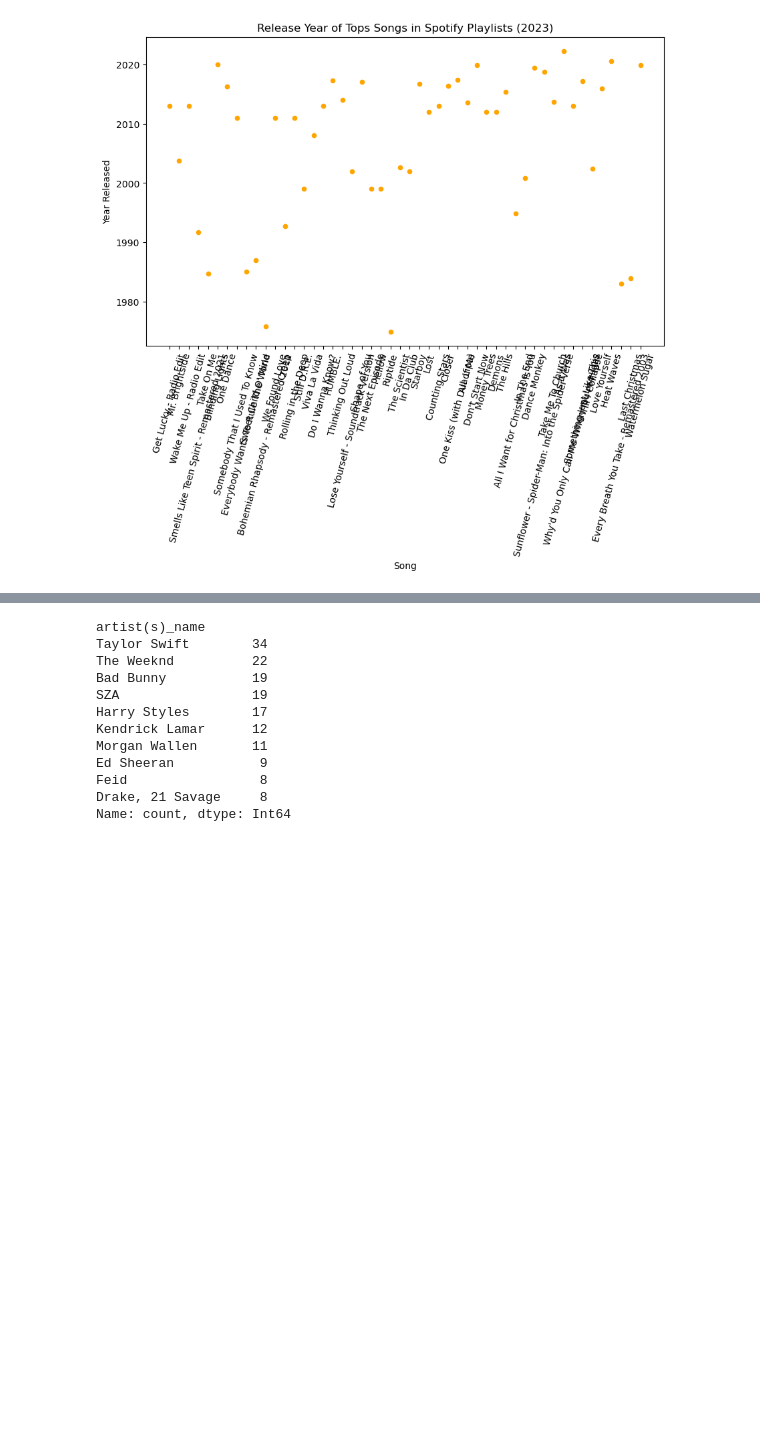
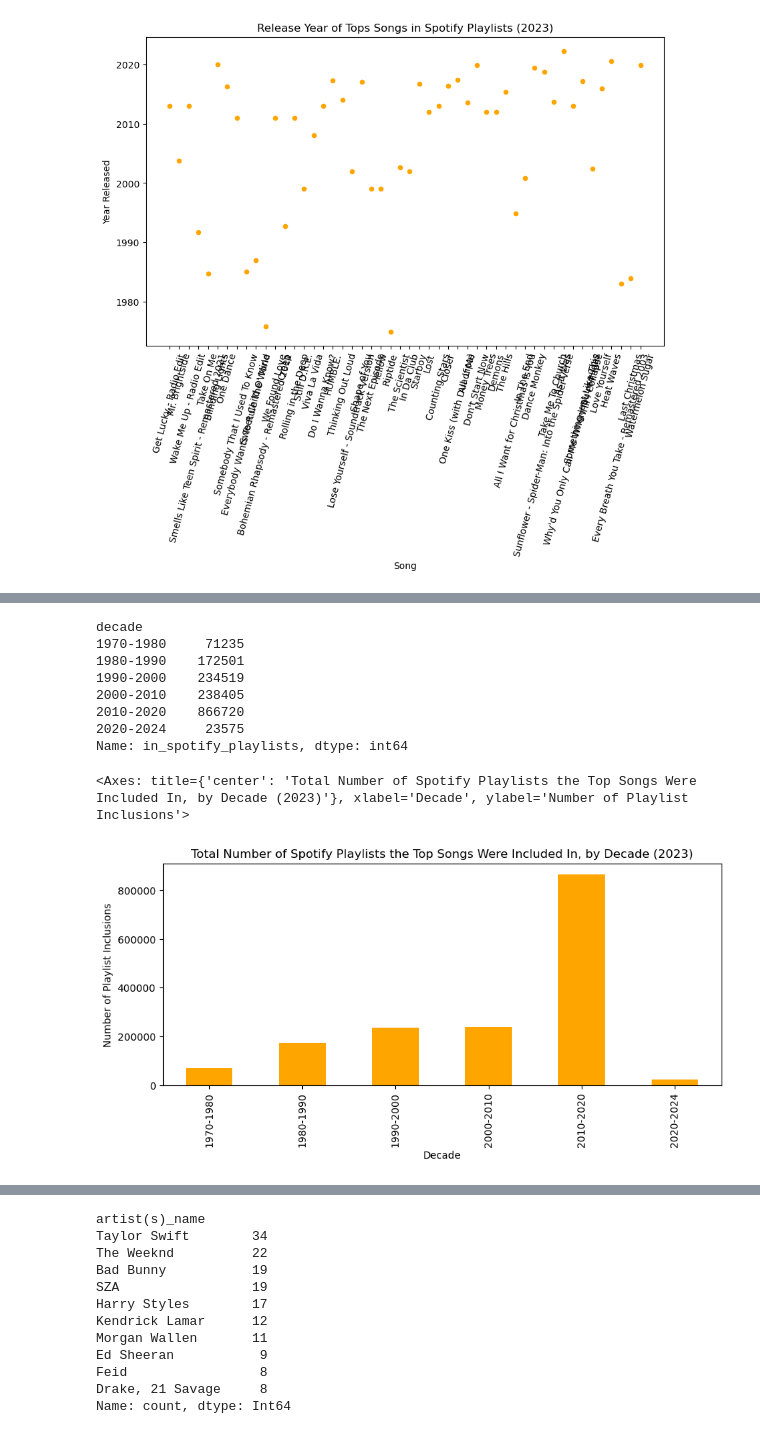
Before and after one commit to willablackmon/spotify_playlist_analysis, a Jupyter notebook: spotify_2023_data.ipynb, the cells around one changed output, grey strips where cells are left out. Drawn from its saved outputs; the diff is of its cells as text; code cells hidden in the pictures; blank space fills up the shorter version.

```diff
--- a/spotify_2023_data.ipynb
+++ b/spotify_2023_data.ipynb
@@ -505,0 +505,24 @@ Name: count, dtype: Int64
+# %%
+#   2) Summing all of the playlists that each of the Top Tracks were put into gives total
+#        number of playlists these top tracks were included in, by decade
+playlists = top_playlists_df.groupby('decade')['in_spotify_playlists'].sum()
+playlists = playlists.sort_index()
+display(playlists)
+
+display(playlists.plot(kind='bar',
+                title = 'Total Number of Spotify Playlists the Top Songs Were Included In, by Decade (2023)',
+                x= playlists.index, y=playlists.values,
+                xlabel='Decade',
+                ylabel='Number of Playlist Inclusions',
+                color = 'orange', figsize=[10,4]))
+# %% [output]
+decade
+1970-1980     71235
+1980-1990    172501
+1990-2000    234519
+2000-2010    238405
+2010-2020    866720
+2020-2024     23575
+Name: in_spotify_playlists, dtype: int64
+<Axes: title={'center': 'Total Number of Spotify Playlists the Top Songs Were Included In, by Decade (2023)'}, xlabel='Decade', ylabel='Number of Playlist Inclusions'>
+[figure, added]
```
Also changed, not shown: parts of 10 cells of this notebook, 1 other file.
